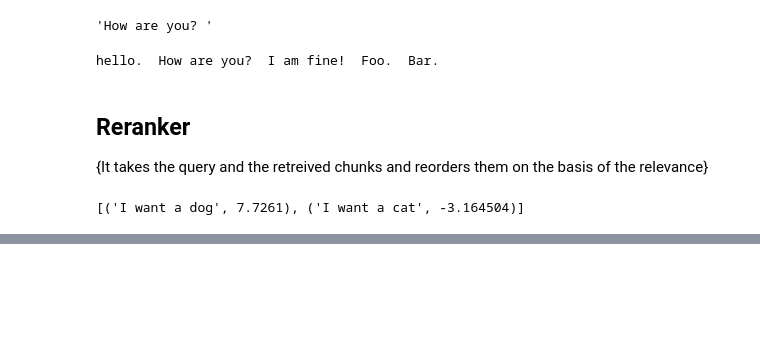
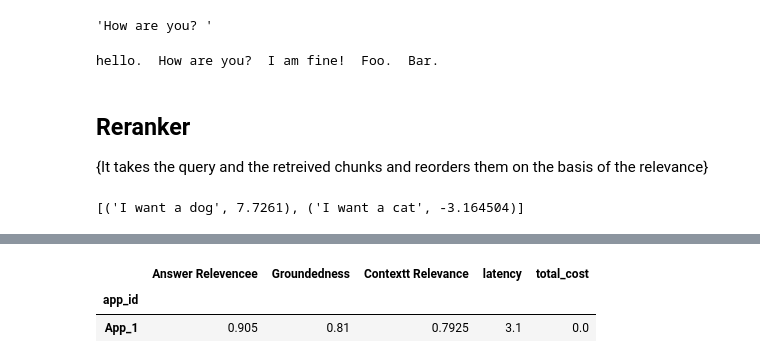
Before and after one commit to IbnAbeeAli/DatumSpeak, a Jupyter notebook: llama-index.ipynb, the cells around one changed output, grey strips where cells are left out. Cells and saved outputs as stored; diff of their text form; code cells hidden in the pictures; blank space fills up the shorter version.

```diff
--- a/llama-index.ipynb
+++ b/llama-index.ipynb
@@ -237,0 +475,6 @@ display_response(sentence_response)
+# %%
+tru.get_leaderboard(app_ids=[])
+# %% [output]
+|  | Answer Relevencee | Groundedness | Contextt Relevance | latency | total_cost |
+| app_id |  |  |  |  |  |
+| App_1 | 0.905 | 0.81 | 0.7925 | 3.1 | 0.0 |
```
Also changed, not shown: parts of 33 cells of this notebook, 8 other files.
